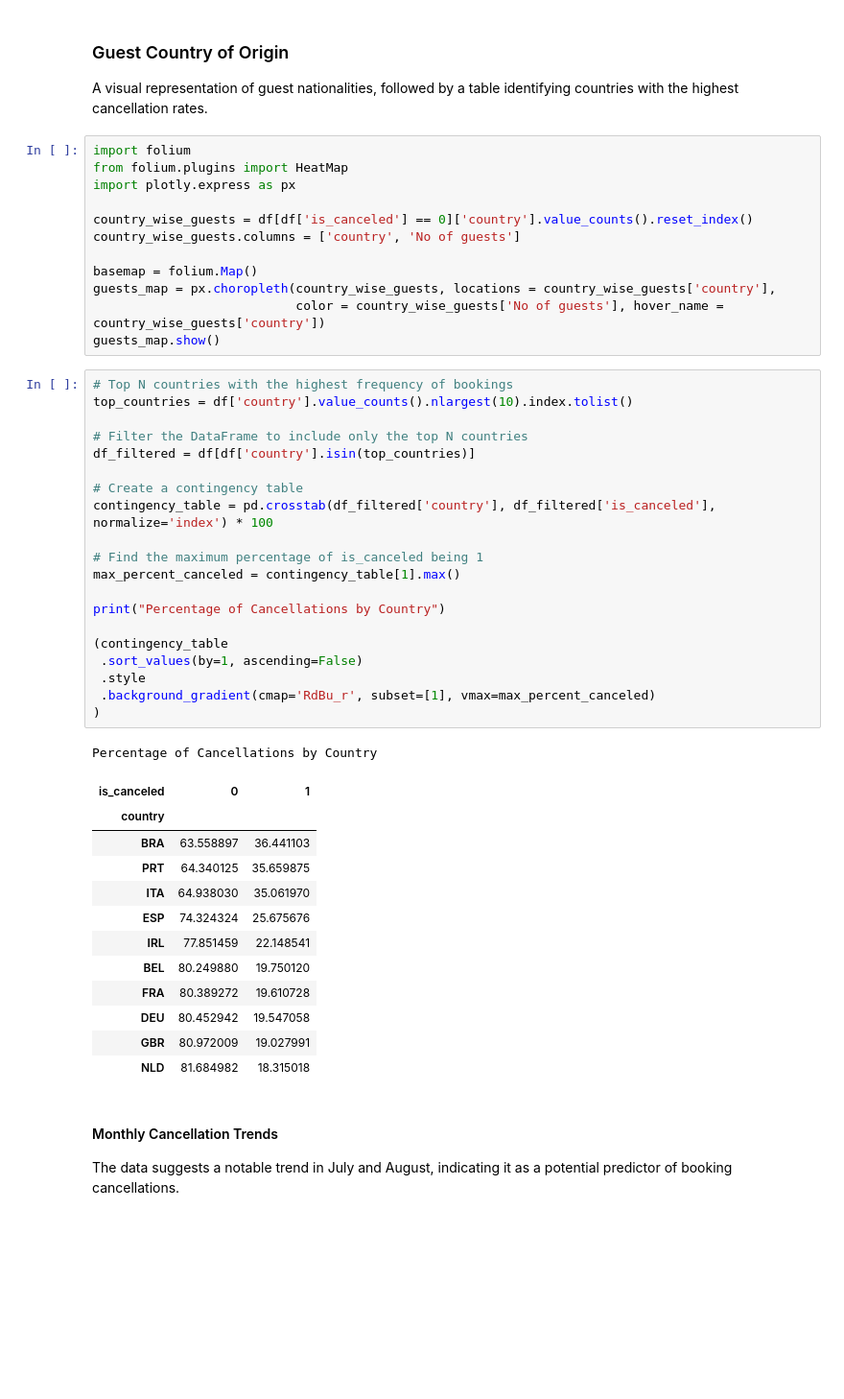
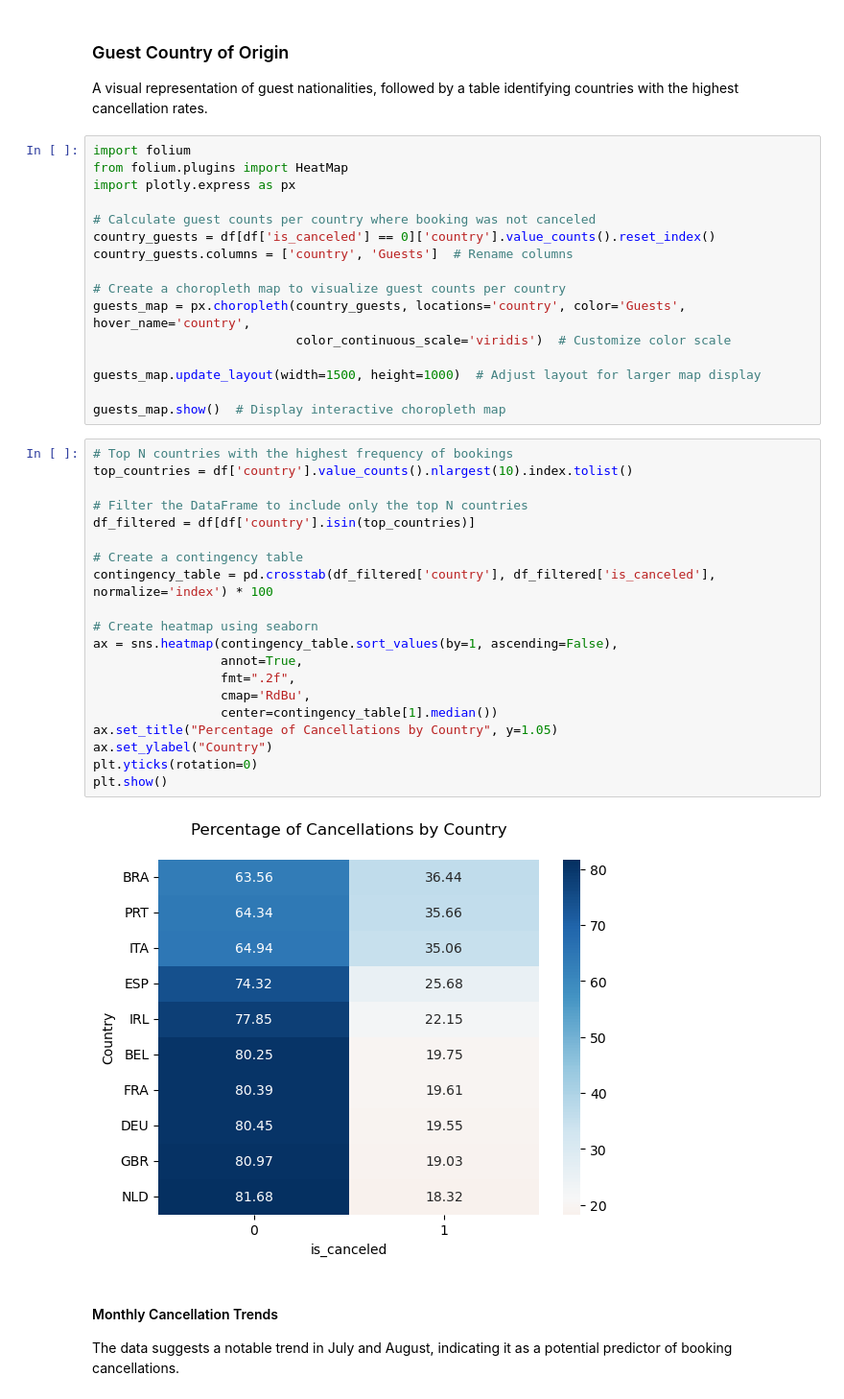
Before and after one commit to FutureGoose/advanced_techniques_logistic_regression, a Jupyter notebook: fundamentals_logistic_regression_part2.ipynb, the cells around one changed output. Shown at 96% size. Saved outputs shown, nothing was run; the diff lists cells and outputs as text; blank space fills up the shorter version.

```diff
--- a/fundamentals_logistic_regression_part2.ipynb
+++ b/fundamentals_logistic_regression_part2.ipynb
@@ -173,47 +154,39 @@ import folium
 from folium.plugins import HeatMap
 import plotly.express as px
 
-country_wise_guests = df[df['is_canceled'] == 0]['country'].value_counts().reset_index()
-country_wise_guests.columns = ['country', 'No of guests']
+# Calculate guest counts per country where booking was not canceled
+country_guests = df[df['is_canceled'] == 0]['country'].value_counts().reset_index()
+country_guests.columns = ['country', 'Guests']  # Rename columns
 
-basemap = folium.Map()
-guests_map = px.choropleth(country_wise_guests, locations = country_wise_guests['country'],
-                           color = country_wise_guests['No of guests'], hover_name = country_wise_guests['country'])
-guests_map.show()
+# Create a choropleth map to visualize guest counts per country
+guests_map = px.choropleth(country_guests, locations='country', color='Guests', hover_name='country',
+                           color_continuous_scale='viridis')  # Customize color scale
+
+guests_map.update_layout(width=1500, height=1000)  # Adjust layout for larger map display
+
+guests_map.show()  # Display interactive choropleth map
 # %%
 # Top N countries with the highest frequency of bookings
 top_countries = df['country'].value_counts().nlargest(10).index.tolist()
 
 # Filter the DataFrame to include only the top N countries
 df_filtered = df[df['country'].isin(top_countries)]
 
 # Create a contingency table
 contingency_table = pd.crosstab(df_filtered['country'], df_filtered['is_canceled'], normalize='index') * 100
 
-# Find the maximum percentage of is_canceled being 1
-max_percent_canceled = contingency_table[1].max()
-
-print("Percentage of Cancellations by Country")
-
-(contingency_table
- .sort_values(by=1, ascending=False)
- .style
- .background_gradient(cmap='RdBu_r', subset=[1], vmax=max_percent_canceled)
-)
+# Create heatmap using seaborn
+ax = sns.heatmap(contingency_table.sort_values(by=1, ascending=False),
+                 annot=True,
+                 fmt=".2f",
+                 cmap='RdBu',
+                 center=contingency_table[1].median())
+ax.set_title("Percentage of Cancellations by Country", y=1.05)
+ax.set_ylabel("Country")
+plt.yticks(rotation=0)
+plt.show()
 # %% [output]
-Percentage of Cancellations by Country
-| is_canceled | 0 | 1 |
-| country |  |  |
-| BRA | 63.558897 | 36.441103 |
-| PRT | 64.340125 | 35.659875 |
-| ITA | 64.938030 | 35.061970 |
-| ESP | 74.324324 | 25.675676 |
-| IRL | 77.851459 | 22.148541 |
-| BEL | 80.249880 | 19.750120 |
-| FRA | 80.389272 | 19.610728 |
-| DEU | 80.452942 | 19.547058 |
-| GBR | 80.972009 | 19.027991 |
-| NLD | 81.684982 | 18.315018 |
+[figure, added]
 # %% [markdown]
 #### Monthly Cancellation Trends
 The data suggests a notable trend in July and August, indicating it as a potential predictor of booking cancellations.
```
Also changed, not shown: parts of 43 cells of this notebook.
